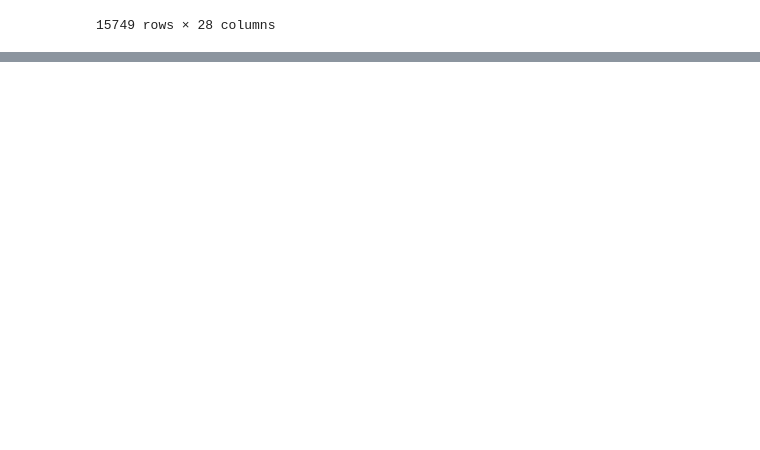
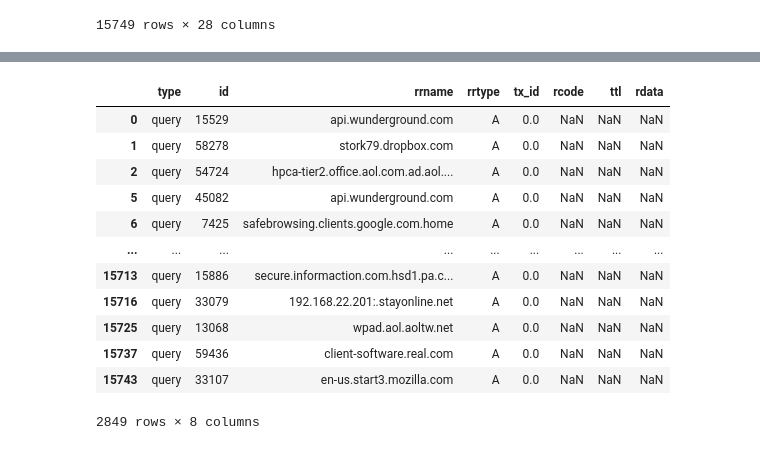
Before and after one commit to MarcoRamirezGT/LAB09_REDES, a Jupyter notebook: main.ipynb, the cells around one changed output, grey strips where cells are left out. Saved outputs shown, nothing was run; the diff lists cells and outputs as text; code cells hidden in the pictures; blank space fills up the shorter version.

```diff
--- a/main.ipynb
+++ b/main.ipynb
@@ -51,0 +81,17 @@ df[df['dns'].notna()]
+# %%
+df_dns_a=df_dns_dga[df_dns_dga['rrtype']=='A']
+df_dns_a
+# %% [output]
+|  | type | id | rrname | rrtype | tx_id | rcode | ttl | rdata |
+| 0 | query | 15529 | api.wunderground.com | A | 0.0 | NaN | NaN | NaN |
+| 1 | query | 58278 | stork79.dropbox.com | A | 0.0 | NaN | NaN | NaN |
+| 2 | query | 54724 | hpca-tier2.office.aol.com.ad.aol.... | A | 0.0 | NaN | NaN | NaN |
+| 5 | query | 45082 | api.wunderground.com | A | 0.0 | NaN | NaN | NaN |
+| 6 | query | 7425 | safebrowsing.clients.google.com.home | A | 0.0 | NaN | NaN | NaN |
+| ... | ... | ... | ... | ... | ... | ... | ... | ... |
+| 15713 | query | 15886 | secure.informaction.com.hsd1.pa.c... | A | 0.0 | NaN | NaN | NaN |
+| 15716 | query | 33079 | 192.168.22.201:.stayonline.net | A | 0.0 | NaN | NaN | NaN |
+| 15725 | query | 13068 | wpad.aol.aoltw.net | A | 0.0 | NaN | NaN | NaN |
+| 15737 | query | 59436 | client-software.real.com | A | 0.0 | NaN | NaN | NaN |
+| 15743 | query | 33107 | en-us.start3.mozilla.com | A | 0.0 | NaN | NaN | NaN |
+2849 rows × 8 columns
```
Also changed, not shown: parts of 6 cells of this notebook.
